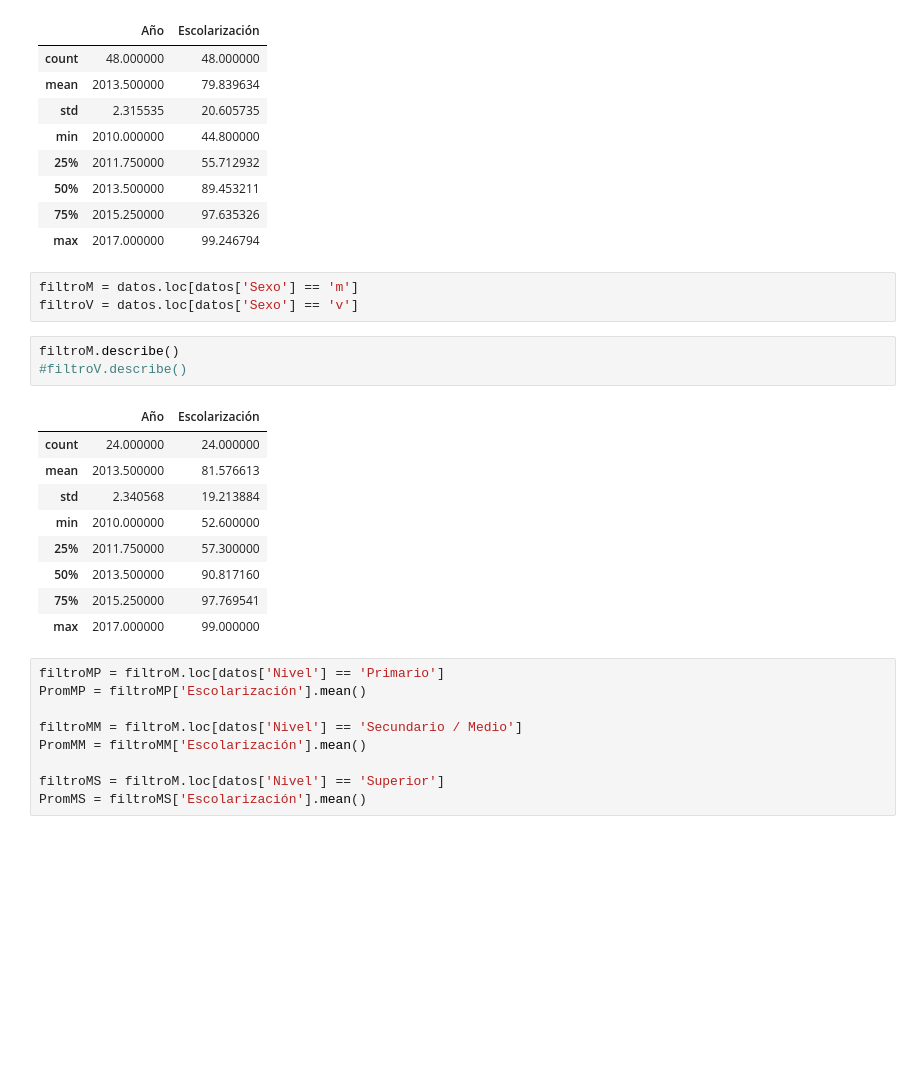
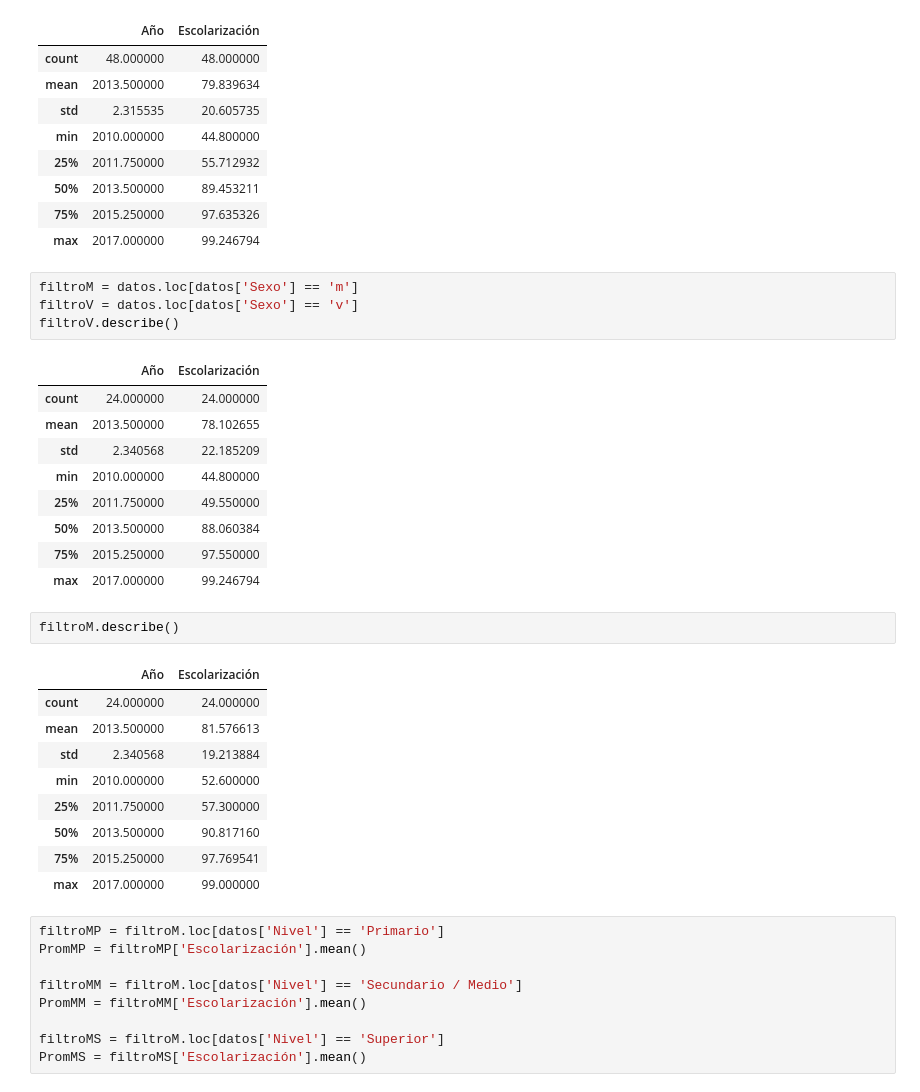
Before and after one commit to Belen-Ramos/Lenguajes, a Jupyter notebook: Dataframes - Escolaridad CABA.ipynb, the cells around one changed output. Cells and saved outputs as stored; diff of their text form; blank space fills up the shorter version.

```diff
--- a/Dataframes - Escolaridad CABA.ipynb
+++ b/Dataframes - Escolaridad CABA.ipynb
@@ -41,9 +41,19 @@ datos.describe()
 # %%
 filtroM = datos.loc[datos['Sexo'] == 'm']
 filtroV = datos.loc[datos['Sexo'] == 'v']
+filtroV.describe()
+# %% [output]
+|  | Año | Escolarización |
+| count | 24.000000 | 24.000000 |
+| mean | 2013.500000 | 78.102655 |
+| std | 2.340568 | 22.185209 |
+| min | 2010.000000 | 44.800000 |
+| 25% | 2011.750000 | 49.550000 |
+| 50% | 2013.500000 | 88.060384 |
+| 75% | 2015.250000 | 97.550000 |
+| max | 2017.000000 | 99.246794 |
 # %%
 filtroM.describe()
-#filtroV.describe()
 # %% [output]
 |  | Año | Escolarización |
 | count | 24.000000 | 24.000000 |
```
